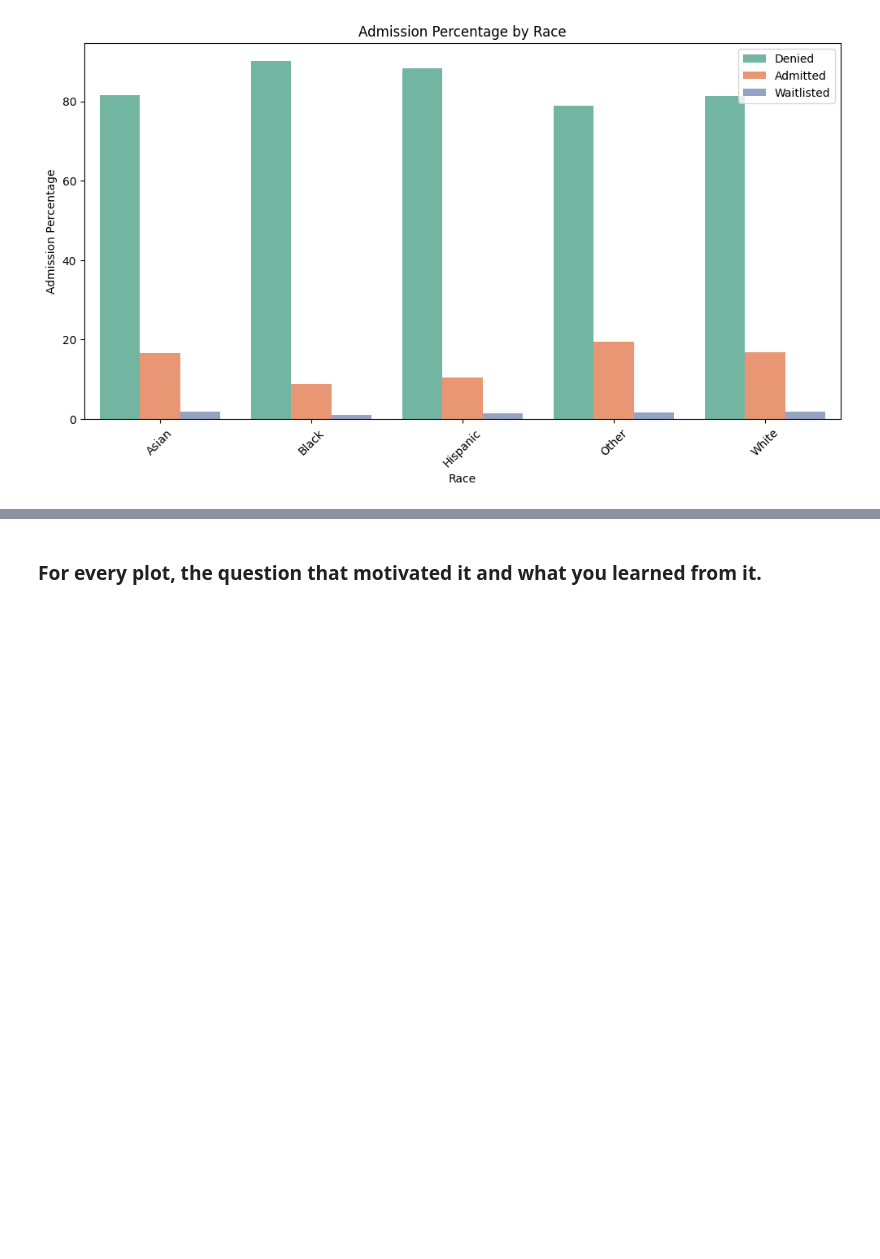
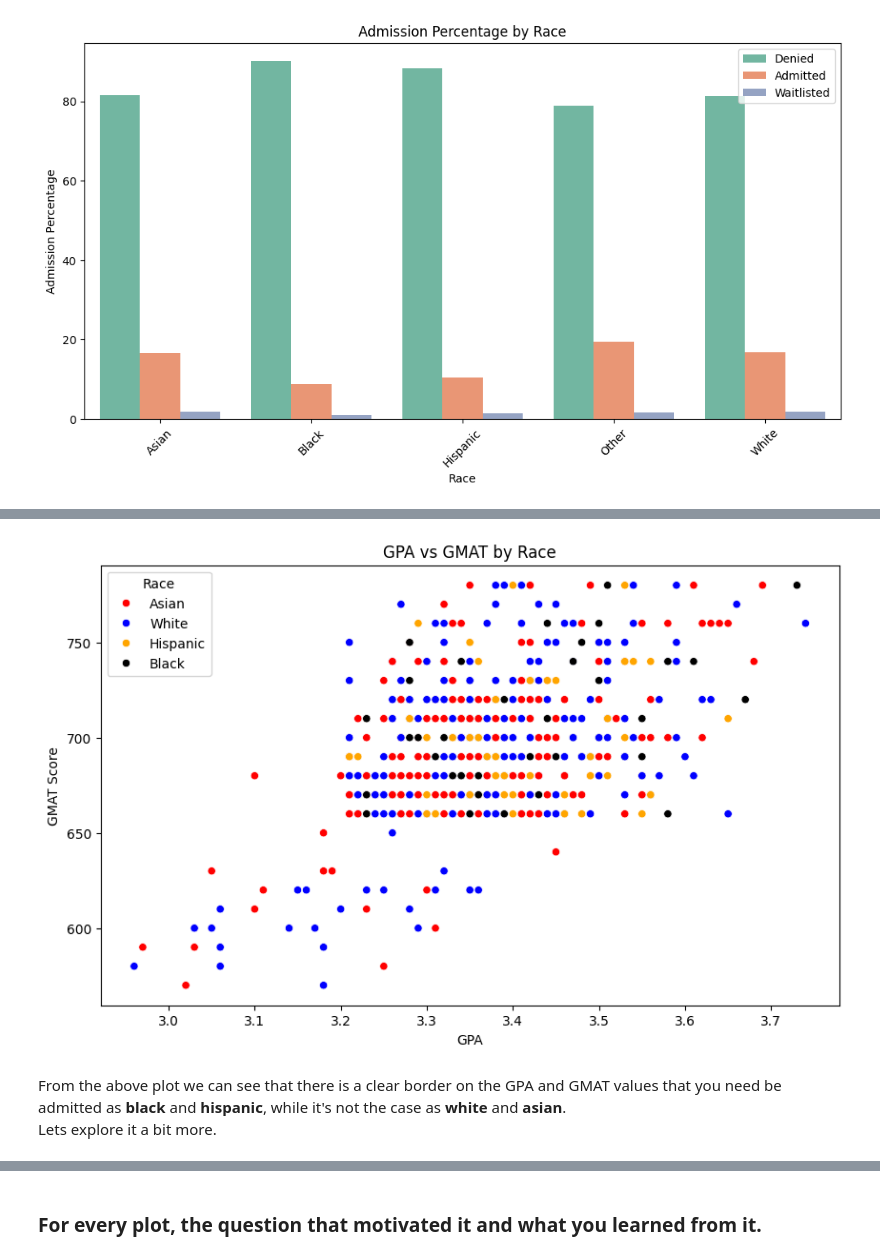
Before and after one commit to toutsos/ml_project, a Jupyter notebook: big-data-ml-project.ipynb, the cells around one changed output, grey strips where cells are left out. Drawn from its saved outputs; the diff is of its cells as text; code cells hidden in the pictures; blank space fills up the shorter version.

```diff
--- a/big-data-ml-project.ipynb
+++ b/big-data-ml-project.ipynb
@@ -245,0 +258,26 @@ plt.show()
+# %%
+# Filter the dataset for the desired races
+filtered_df = df[(df['admission'] == 1) & (df['race'].isin(['Black', 'Hispanic', 'White', 'Asian']))]
+
+# Custom colors for selected races
+custom_palette = {'Black': 'black', 'Hispanic': 'orange', 'White': 'blue', 'Asian': 'red'}
+
+plt.figure(figsize=(10, 6))
+
+# Scatter plot with custom color palette
+sns.scatterplot(x='gpa', y='gmat', hue='race', data=filtered_df, palette=custom_palette)
+
+# Customizing the legend
+plt.legend(title='Race', loc='best')
+
+# Setting the plot title and labels
+plt.title('GPA vs GMAT by Race')
+plt.xlabel('GPA')
+plt.ylabel('GMAT Score')
+
+plt.show()
+# %% [output]
+[figure, added]
+# %% [markdown]
+From the above plot we can see that there is a clear border on the GPA and GMAT values that you need be admitted as **black** and **hispanic**, while it's not the case as **white** and **asian**.
+Lets explore it a bit more.
```
Also changed, not shown: parts of 4 cells of this notebook.
